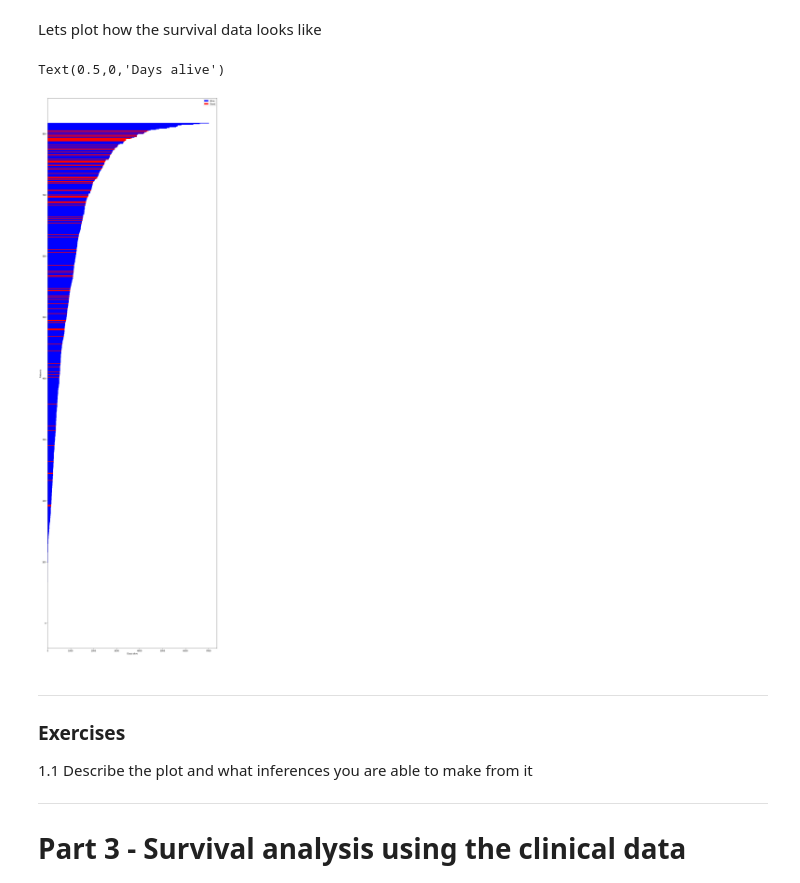
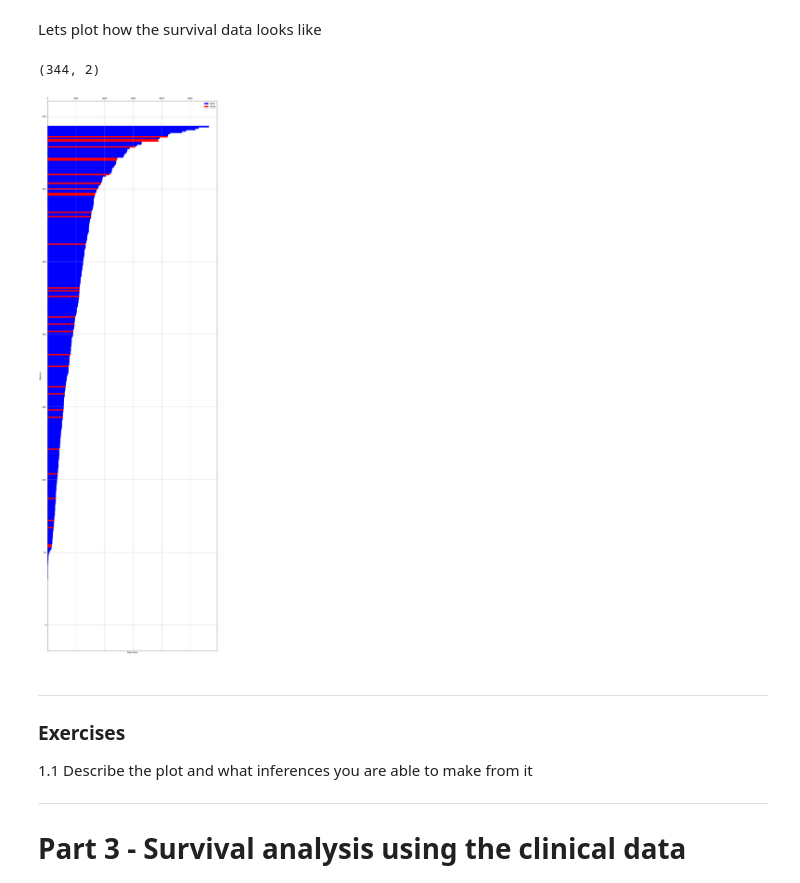
Before and after one commit to gjeuken/survival-workshop, a Jupyter notebook: Workshop.ipynb, the cells around one changed output. Saved outputs shown, nothing was run; the diff lists cells and outputs as text; code cells hidden in the pictures.

```diff
--- a/Workshop.ipynb
+++ b/Workshop.ipynb
@@ -61,17 +61,23 @@ Lets plot how the survival data looks like
 # %%
 matplotlib.rcParams['figure.figsize'] = [15, 50]
 
 data_sorted = clinical[['Time','Event']].sort_values(by = 'Time').dropna().reset_index(drop=True)
+print(data_sorted.shape)
 status_slice = data_sorted['Event'] == 1
 
-plt.barh(data_sorted.loc[~status_slice].index, data_sorted.loc[~status_slice,'Time'], height = 1, color = 'b')
-plt.barh(data_sorted.loc[status_slice].index, data_sorted.loc[status_slice,'Time'], height = 1, color = 'r')
-plt.legend(['Alive', 'Dead'])
-plt.ylabel('Patients')
-plt.xlabel('Days alive')
+fig, ax = plt.subplots()
+
+ax.barh(data_sorted.loc[~status_slice].index, data_sorted.loc[~status_slice,'Time'], height = 1, color = 'b')
+ax.barh(data_sorted.loc[status_slice].index, data_sorted.loc[status_slice,'Time'], height = 1, color = 'r')
+
+ax.set_xlabel('Days alive')
+ax.set_ylabel('Patients')
+ax.legend(['Alive', 'Dead'])
+ax.xaxis.tick_top()
+ax.grid()
 # %% [output]
-Text(0.5,0,'Days alive')
+(344, 2)
-[figure, old version]
+[figure, new version]
 # %% [markdown]
 ---
 ### Exercises
```
Also changed, not shown: parts of 3 cells of this notebook.
